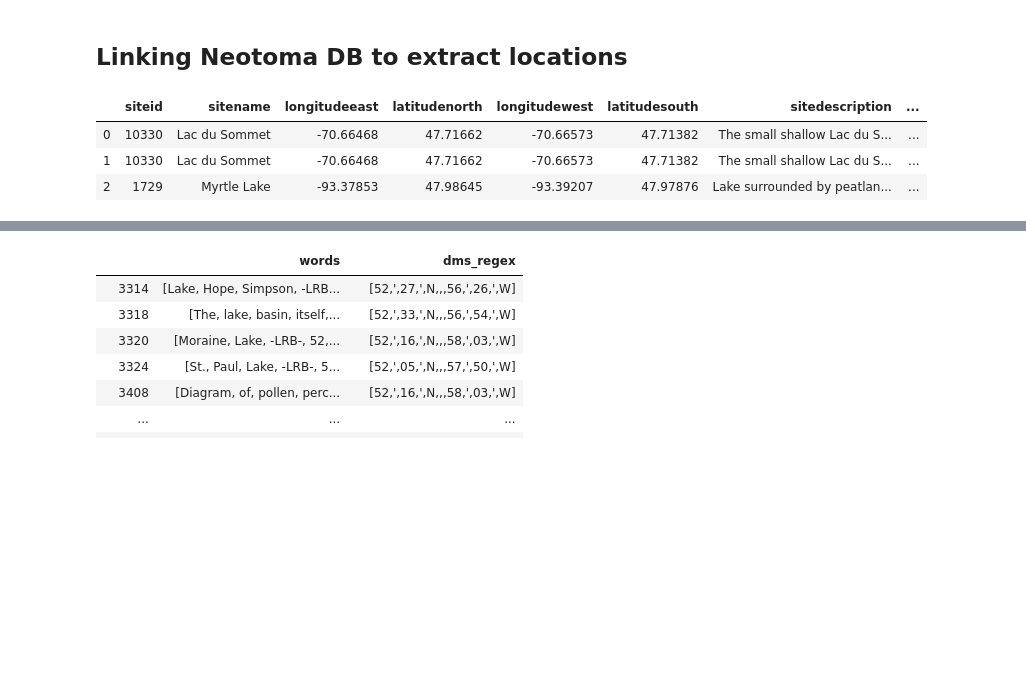
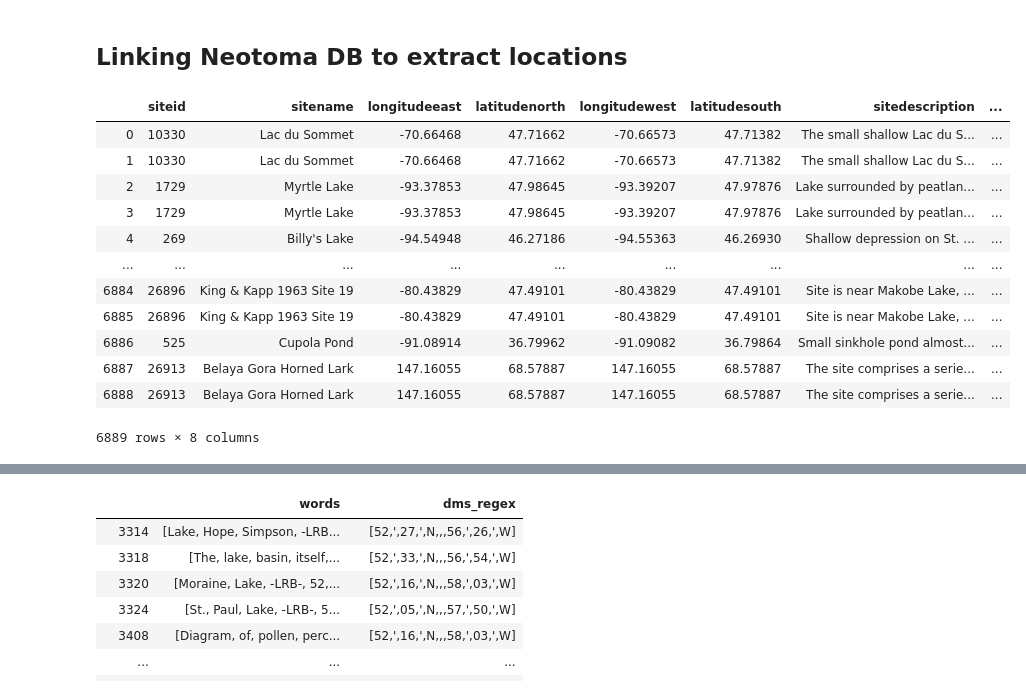
Before and after one commit to throughput-ec/UnacquiredSites, a Jupyter notebook: ML_Record_Mining_JN.ipynb, the cells around one changed output, grey strips where cells are left out. Saved outputs shown, nothing was run; the diff lists cells and outputs as text; code cells hidden in the pictures; blank space fills up the shorter version.

```diff
--- a/ML_Record_Mining_JN.ipynb
+++ b/ML_Record_Mining_JN.ipynb
@@ -17,7 +17,7 @@ import re
 from src.config import config
 # %%
 # Options for DF display
-pd.set_option('display.max_colwidth', 30)
+pd.set_option('display.max_colwidth', 300)
 pd.set_option('display.max_rows', 10)
 
 #pd.set_option('display.max_rows', None)
@@ -339,13 +398,22 @@ bibliography[bibliography['_gddid'] == '57928e07cf58f133d1c26609']
 # %%
 neotoma = pd.read_csv("../Do_not_commit_data/data-1590729612420.csv")
 neotoma = neotoma[['siteid', 'sitename', 'longitudeeast', 'latitudenorth', 'longitudewest', 'latitudesouth', 'sitedescription', 'doi']]
 #neotoma.drop_duplicates(subset ="sitename", keep = False, inplace = True)
-neotoma.head(3)
+neotoma
 # %% [output]
 |  | siteid | sitename | longitudeeast | latitudenorth | longitudewest | latitudesouth | sitedescription | ... |
 | 0 | 10330 | Lac du Sommet | -70.66468 | 47.71662 | -70.66573 | 47.71382 | The small shallow Lac du S... | ... |
 | 1 | 10330 | Lac du Sommet | -70.66468 | 47.71662 | -70.66573 | 47.71382 | The small shallow Lac du S... | ... |
 | 2 | 1729 | Myrtle Lake | -93.37853 | 47.98645 | -93.39207 | 47.97876 | Lake surrounded by peatlan... | ... |
+| 3 | 1729 | Myrtle Lake | -93.37853 | 47.98645 | -93.39207 | 47.97876 | Lake surrounded by peatlan... | ... |
+| 4 | 269 | Billy's Lake | -94.54948 | 46.27186 | -94.55363 | 46.26930 | Shallow depression on St. ... | ... |
+| ... | ... | ... | ... | ... | ... | ... | ... | ... |
+| 6884 | 26896 | King & Kapp 1963 Site 19 | -80.43829 | 47.49101 | -80.43829 | 47.49101 | Site is near Makobe Lake, ... | ... |
+| 6885 | 26896 | King & Kapp 1963 Site 19 | -80.43829 | 47.49101 | -80.43829 | 47.49101 | Site is near Makobe Lake, ... | ... |
+| 6886 | 525 | Cupola Pond | -91.08914 | 36.79962 | -91.09082 | 36.79864 | Small sinkhole pond almost... | ... |
+| 6887 | 26913 | Belaya Gora Horned Lark | 147.16055 | 68.57887 | 147.16055 | 68.57887 | The site comprises a serie... | ... |
+| 6888 | 26913 | Belaya Gora Horned Lark | 147.16055 | 68.57887 | 147.16055 | 68.57887 | The site comprises a serie... | ... |
+6889 rows × 8 columns
 # %%
 df = nlp_sentences.merge(bibliography, on = '_gddid')
 # %%
```
Also changed, not shown: parts of 11 cells of this notebook.
